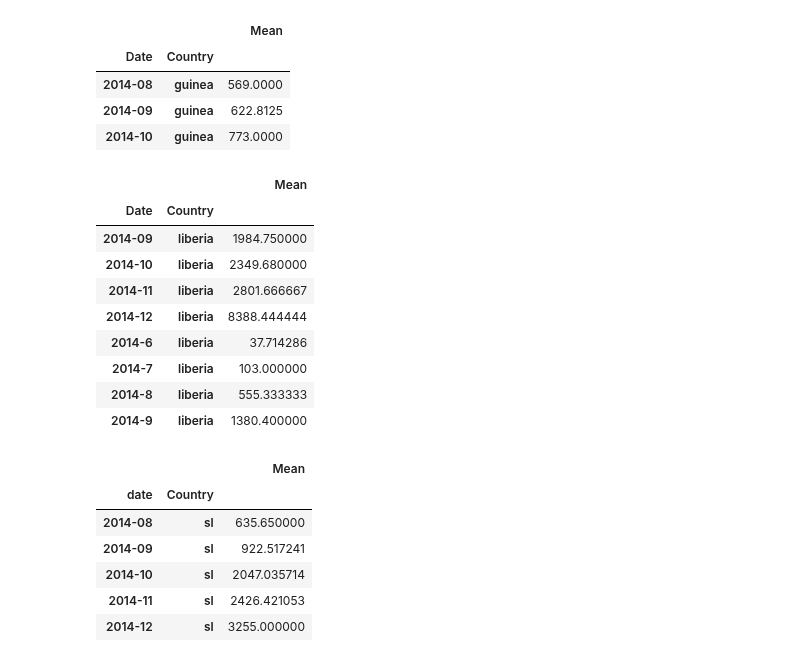
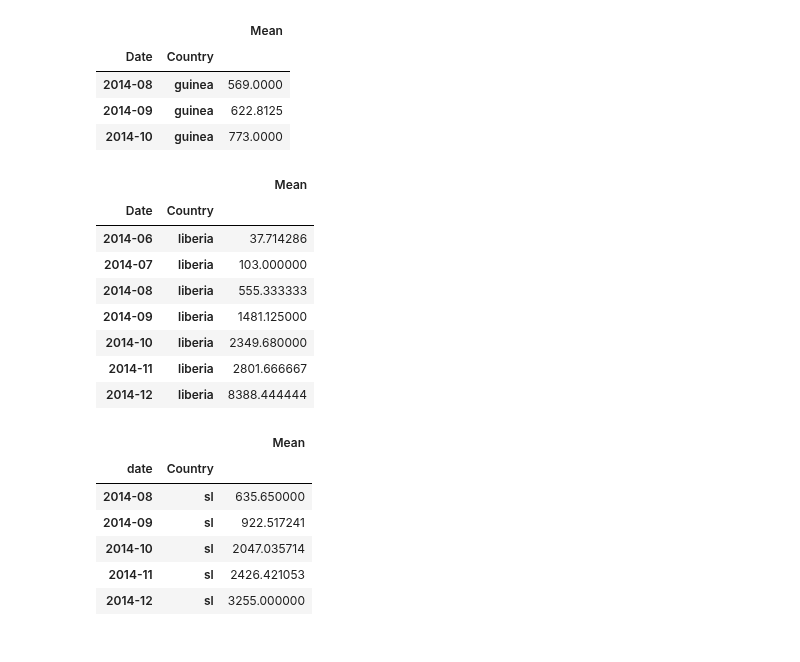
Before and after one commit to matthieuDev/ADA2017, a Jupyter notebook: 01 - Pandas and Data Wrangling/Homework 1.ipynb, the cells around one changed output. Cells and saved outputs as stored; diff of their text form; code cells hidden in the pictures.

```diff
--- a/01 - Pandas and Data Wrangling/Homework 1.ipynb
+++ b/01 - Pandas and Data Wrangling/Homework 1.ipynb
@@ -74,36 +86,35 @@ gineaFrame
 # %%
 def liberiaParseDate(a) :
     monthTry = a.split("/")[0]
     YearTry = a.split("/")[2]
-    if (monthTry[0]=='0') :
-        monthTry =  monthTry[1::]
+    if (len(monthTry)==1) :
+        monthTry =  '0'+monthTry
     if (len(YearTry) < 4 ) :
         YearTry="20"+YearTry
     return YearTry +'-'+monthTry
 
 liberiaFrame = ebolaFrame[(ebolaFrame.Country == "liberia") & ((ebolaFrame.Variable=='Total death/s in confirmed, \n probable, suspected cases')
                                                                |(ebolaFrame.Variable=='Total death/s in confirmed, probable, suspected cases')
                                                                | (ebolaFrame.Variable=="New Case/s (Suspected)")
                                                               | (ebolaFrame.Variable=="New Case/s (Probable)")
                                                               | (ebolaFrame.Variable=="New case/s (confirmed)"))][["Date","Country","National"]]
 liberiaFrame["National"] = pd.to_numeric(liberiaFrame["National"] )
 liberiaFrame = liberiaFrame.groupby(["Date","Country"], as_index=False).sum()
 liberiaFrame["Date"] = liberiaFrame["Date"].map(liberiaParseDate)
 liberiaFrame = liberiaFrame.groupby(["Date","Country"]).mean()
 
 liberiaFrame=liberiaFrame.rename(columns={"National":"Mean"})
 liberiaFrame
 # %% [output]
 |  |  | Mean |
 | Date | Country |  |
-| 2014-09 | liberia | 1984.750000 |
+| 2014-06 | liberia | 37.714286 |
+| 2014-07 | liberia | 103.000000 |
+| 2014-08 | liberia | 555.333333 |
+| 2014-09 | liberia | 1481.125000 |
 | 2014-10 | liberia | 2349.680000 |
 | 2014-11 | liberia | 2801.666667 |
 | 2014-12 | liberia | 8388.444444 |
-| 2014-6 | liberia | 37.714286 |
-| 2014-7 | liberia | 103.000000 |
-| 2014-8 | liberia | 555.333333 |
-| 2014-9 | liberia | 1380.400000 |
 # %%
 slFrame = ebolaFrame[(ebolaFrame.Country == "sl") & ((ebolaFrame.variable.str.startswith('new_'))| (ebolaFrame.variable.str.startswith('death_')))][["date","Country","National"]]
 slFrame["National"] = pd.to_numeric(slFrame["National"] )
```
Also changed, not shown: parts of 11 cells of this notebook, 1 other file.
